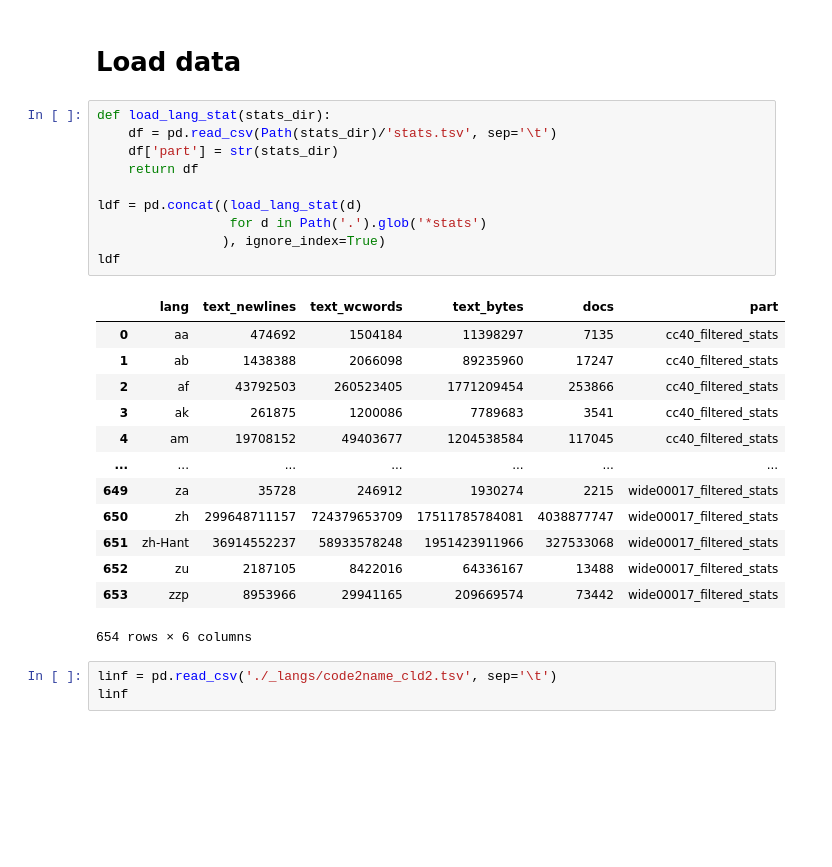
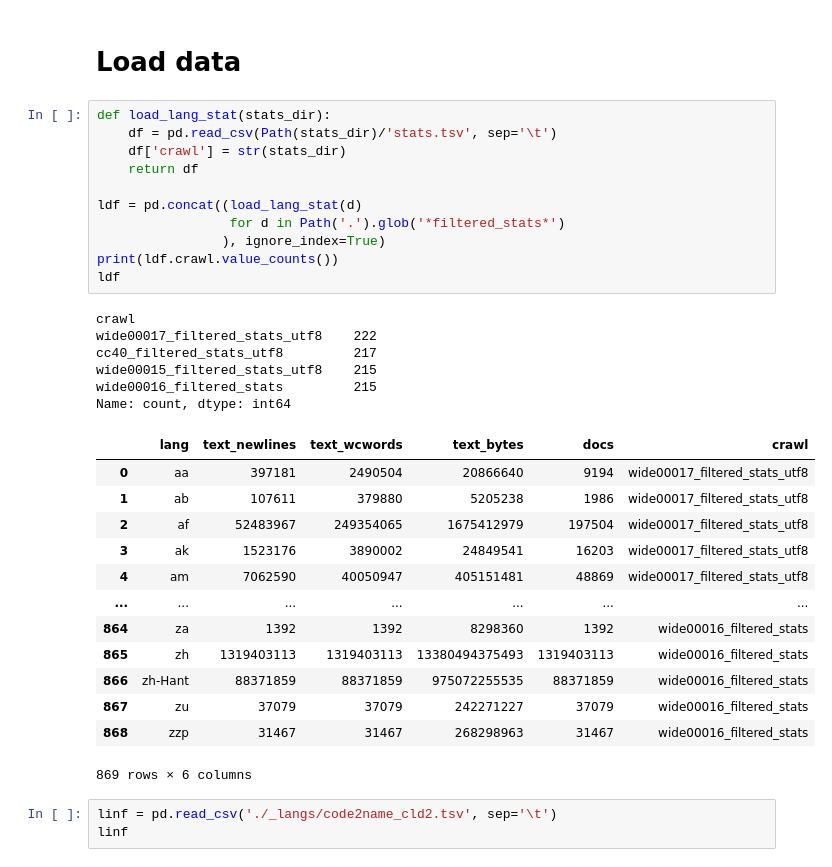
Before and after one commit to hplt-project/warc2text-runner, a Jupyter notebook: stats/lang-stats-comparison.ipynb, the cells around one changed output. Cells and saved outputs as stored; diff of their text form; blank space fills up the shorter version.

```diff
--- a/stats/lang-stats-comparison.ipynb
+++ b/stats/lang-stats-comparison.ipynb
@@ -16,27 +16,34 @@ from pathlib import Path
 # %%
 def load_lang_stat(stats_dir):
     df = pd.read_csv(Path(stats_dir)/'stats.tsv', sep='\t')
-    df['part'] = str(stats_dir)
+    df['crawl'] = str(stats_dir)
     return df
 
 ldf = pd.concat((load_lang_stat(d)
-                 for d in Path('.').glob('*stats')
+                 for d in Path('.').glob('*filtered_stats*')
                 ), ignore_index=True)
+print(ldf.crawl.value_counts())
 ldf
 # %% [output]
+crawl
+wide00017_filtered_stats_utf8    222
+cc40_filtered_stats_utf8         217
+wide00015_filtered_stats_utf8    215
+wide00016_filtered_stats         215
+Name: count, dtype: int64
-|  | lang | text_newlines | text_wcwords | text_bytes | docs | part |
-| 0 | aa | 474692 | 1504184 | 11398297 | 7135 | cc40_filtered_stats |
-| 1 | ab | 1438388 | 2066098 | 89235960 | 17247 | cc40_filtered_stats |
-| 2 | af | 43792503 | 260523405 | 1771209454 | 253866 | cc40_filtered_stats |
-| 3 | ak | 261875 | 1200086 | 7789683 | 3541 | cc40_filtered_stats |
-| 4 | am | 19708152 | 49403677 | 1204538584 | 117045 | cc40_filtered_stats |
+|  | lang | text_newlines | text_wcwords | text_bytes | docs | crawl |
+| 0 | aa | 397181 | 2490504 | 20866640 | 9194 | wide00017_filtered_stats_utf8 |
+| 1 | ab | 107611 | 379880 | 5205238 | 1986 | wide00017_filtered_stats_utf8 |
+| 2 | af | 52483967 | 249354065 | 1675412979 | 197504 | wide00017_filtered_stats_utf8 |
+| 3 | ak | 1523176 | 3890002 | 24849541 | 16203 | wide00017_filtered_stats_utf8 |
+| 4 | am | 7062590 | 40050947 | 405151481 | 48869 | wide00017_filtered_stats_utf8 |
 | ... | ... | ... | ... | ... | ... | ... |
-| 649 | za | 35728 | 246912 | 1930274 | 2215 | wide00017_filtered_stats |
-| 650 | zh | 299648711157 | 724379653709 | 17511785784081 | 4038877747 | wide00017_filtered_stats |
-| 651 | zh-Hant | 36914552237 | 58933578248 | 1951423911966 | 327533068 | wide00017_filtered_stats |
-| 652 | zu | 2187105 | 8422016 | 64336167 | 13488 | wide00017_filtered_stats |
-| 653 | zzp | 8953966 | 29941165 | 209669574 | 73442 | wide00017_filtered_stats |
+| 864 | za | 1392 | 1392 | 8298360 | 1392 | wide00016_filtered_stats |
+| 865 | zh | 1319403113 | 1319403113 | 13380494375493 | 1319403113 | wide00016_filtered_stats |
+| 866 | zh-Hant | 88371859 | 88371859 | 975072255535 | 88371859 | wide00016_filtered_stats |
+| 867 | zu | 37079 | 37079 | 242271227 | 37079 | wide00016_filtered_stats |
+| 868 | zzp | 31467 | 31467 | 268298963 | 31467 | wide00016_filtered_stats |
-654 rows × 6 columns
+869 rows × 6 columns
 # %%
 linf = pd.read_csv('./_langs/code2name_cld2.tsv', sep='\t')
 linf
```
Also changed, not shown: parts of 30 cells of this notebook, 1 other file.
